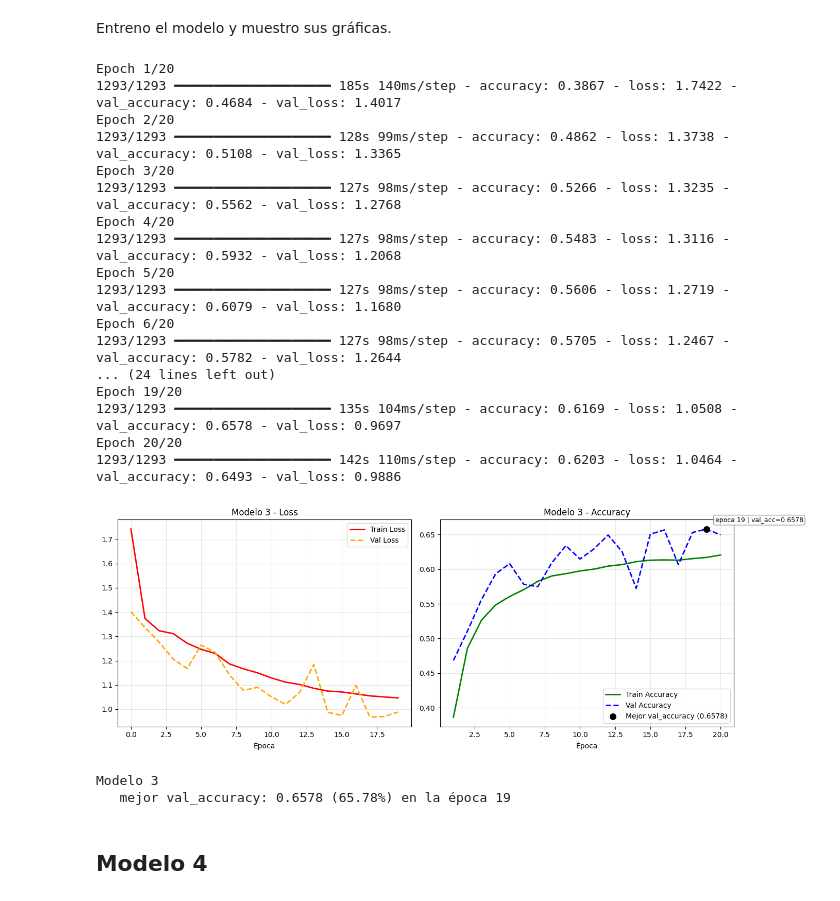
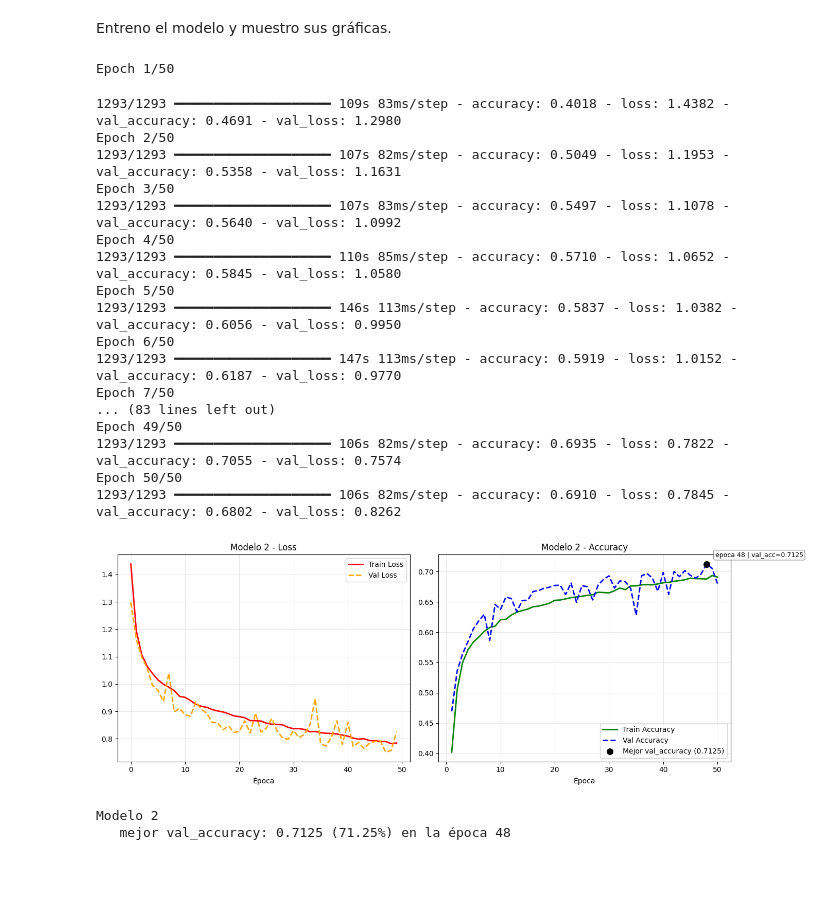
Before and after one commit to jacobo-perez-manteiga/Taller-3-CNN, a Jupyter notebook: PW2_E1_GROUP[n].ipynb, the cells around one changed output. Saved outputs shown, nothing was run; the diff lists cells and outputs as text; code cells hidden in the pictures; blank space fills up the shorter version.

```diff
--- a/PW2_E1_GROUP[n].ipynb
+++ b/PW2_E1_GROUP[n].ipynb
@@ -221,5 +232,5 @@ plt.show()
 # %%
-EPOCAS = 20
+EPOCAS = 50
 
 
 def entrenar_y_graficar(modelo, nombre_modelo):
@@ -326,25 +349,0 @@ hist2 = entrenar_y_graficar(modelo, 'Modelo 1')
-# %%
-def construir_modelo2():
-    modelo = tf.keras.Sequential([
-        tf.keras.layers.Conv2D(32, (3,3), activation='relu', padding='same', input_shape=(48,48,1)),
-        tf.keras.layers.BatchNormalization(),
-        tf.keras.layers.MaxPooling2D(2,2),
-        tf.keras.layers.Dropout(0.25),
-
-        tf.keras.layers.Conv2D(64, (3,3), activation='relu', padding='same'),
-        tf.keras.layers.BatchNormalization(),
-        tf.keras.layers.MaxPooling2D(2,2),
-        tf.keras.layers.Dropout(0.25),
-
-        tf.keras.layers.Conv2D(128, (3,3), activation='relu', padding='same'),
-        tf.keras.layers.BatchNormalization(),
-        tf.keras.layers.MaxPooling2D(2,2),
-        tf.keras.layers.Dropout(0.4),
-
-        tf.keras.layers.GlobalAveragePooling2D(),
-        tf.keras.layers.Dense(256, activation='relu'),
-        tf.keras.layers.Dense(NUM_CLASES, activation='softmax')
-    ])
-    modelo.compile(optimizer=tf.keras.optimizers.Adam(0.001),
-                   loss='categorical_crossentropy', metrics=['accuracy'])
-    return modelo
@@ -409,28 +382,27 @@ def construir_modelo3():
 # %% [markdown]
 Entreno el modelo y muestro sus gráficas.
 # %%
-modelo3 = construir_modelo3()
-hist3 = entrenar_y_graficar(modelo3, 'Modelo 3')
+modelo2 = construir_modelo2()
+hist2 = entrenar_y_graficar(modelo2, 'Modelo 2')
 # %% [output]
-Epoch 1/20
-1293/1293 ━━━━━━━━━━━━━━━━━━━━ 185s 140ms/step - accuracy: 0.3867 - loss: 1.7422 - val_accuracy: 0.4684 - val_loss: 1.4017
-Epoch 2/20
-1293/1293 ━━━━━━━━━━━━━━━━━━━━ 128s 99ms/step - accuracy: 0.4862 - loss: 1.3738 - val_accuracy: 0.5108 - val_loss: 1.3365
-Epoch 3/20
-1293/1293 ━━━━━━━━━━━━━━━━━━━━ 127s 98ms/step - accuracy: 0.5266 - loss: 1.3235 - val_accuracy: 0.5562 - val_loss: 1.2768
-Epoch 4/20
-1293/1293 ━━━━━━━━━━━━━━━━━━━━ 127s 98ms/step - accuracy: 0.5483 - loss: 1.3116 - val_accuracy: 0.5932 - val_loss: 1.2068
-Epoch 5/20
-1293/1293 ━━━━━━━━━━━━━━━━━━━━ 127s 98ms/step - accuracy: 0.5606 - loss: 1.2719 - val_accuracy: 0.6079 - val_loss: 1.1680
-Epoch 6/20
-1293/1293 ━━━━━━━━━━━━━━━━━━━━ 127s 98ms/step - accuracy: 0.5705 - loss: 1.2467 - val_accuracy: 0.5782 - val_loss: 1.2644
-... (24 lines left out)
-Epoch 19/20
-1293/1293 ━━━━━━━━━━━━━━━━━━━━ 135s 104ms/step - accuracy: 0.6169 - loss: 1.0508 - val_accuracy: 0.6578 - val_loss: 0.9697
-Epoch 20/20
-1293/1293 ━━━━━━━━━━━━━━━━━━━━ 142s 110ms/step - accuracy: 0.6203 - loss: 1.0464 - val_accuracy: 0.6493 - val_loss: 0.9886
+Epoch 1/50
+1293/1293 ━━━━━━━━━━━━━━━━━━━━ 109s 83ms/step - accuracy: 0.4018 - loss: 1.4382 - val_accuracy: 0.4691 - val_loss: 1.2980
+Epoch 2/50
+1293/1293 ━━━━━━━━━━━━━━━━━━━━ 107s 82ms/step - accuracy: 0.5049 - loss: 1.1953 - val_accuracy: 0.5358 - val_loss: 1.1631
+Epoch 3/50
+1293/1293 ━━━━━━━━━━━━━━━━━━━━ 107s 83ms/step - accuracy: 0.5497 - loss: 1.1078 - val_accuracy: 0.5640 - val_loss: 1.0992
+Epoch 4/50
+1293/1293 ━━━━━━━━━━━━━━━━━━━━ 110s 85ms/step - accuracy: 0.5710 - loss: 1.0652 - val_accuracy: 0.5845 - val_loss: 1.0580
+Epoch 5/50
+1293/1293 ━━━━━━━━━━━━━━━━━━━━ 146s 113ms/step - accuracy: 0.5837 - loss: 1.0382 - val_accuracy: 0.6056 - val_loss: 0.9950
+Epoch 6/50
+1293/1293 ━━━━━━━━━━━━━━━━━━━━ 147s 113ms/step - accuracy: 0.5919 - loss: 1.0152 - val_accuracy: 0.6187 - val_loss: 0.9770
+Epoch 7/50
+... (83 lines left out)
+Epoch 49/50
+1293/1293 ━━━━━━━━━━━━━━━━━━━━ 106s 82ms/step - accuracy: 0.6935 - loss: 0.7822 - val_accuracy: 0.7055 - val_loss: 0.7574
+Epoch 50/50
+1293/1293 ━━━━━━━━━━━━━━━━━━━━ 106s 82ms/step - accuracy: 0.6910 - loss: 0.7845 - val_accuracy: 0.6802 - val_loss: 0.8262
-[figure, old version]
+[figure, new version]
-Modelo 3
-   mejor val_accuracy: 0.6578 (65.78%) en la época 19
+Modelo 2
+   mejor val_accuracy: 0.7125 (71.25%) en la época 48
-# %% [markdown]
-## Modelo 4
```
Also changed, not shown: parts of 31 cells of this notebook, 1 other file.
